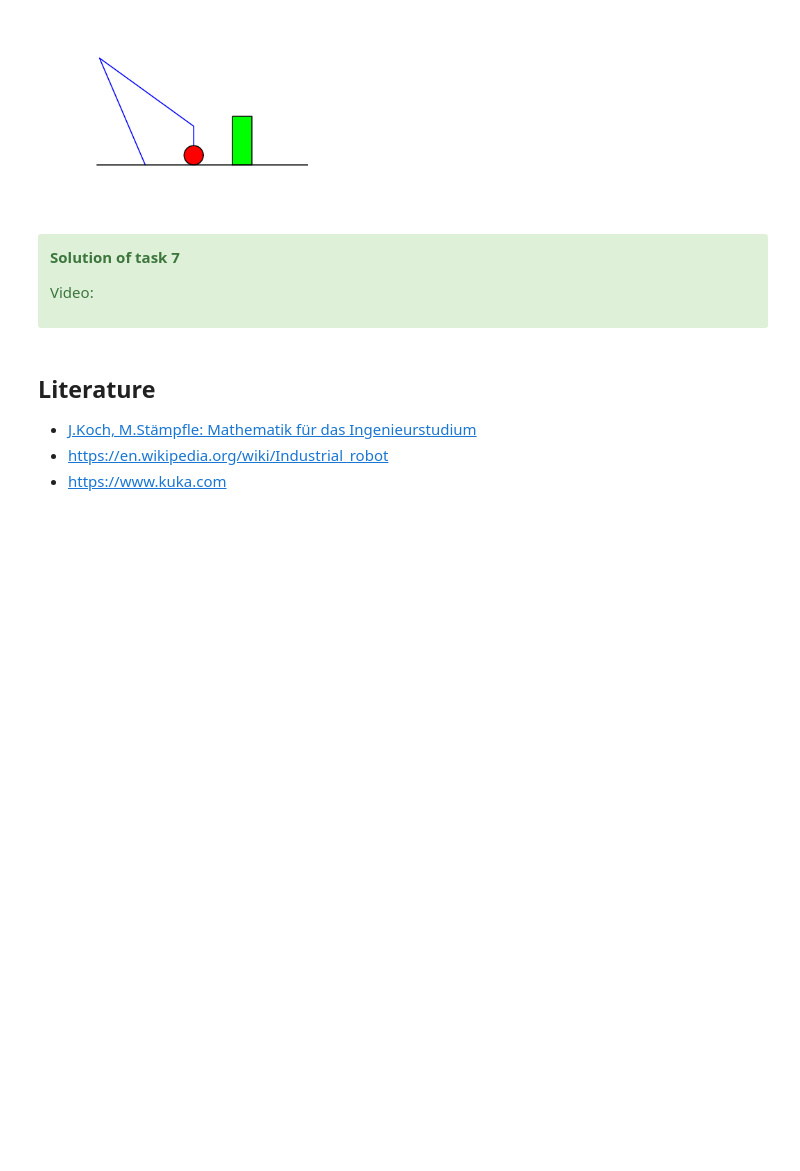
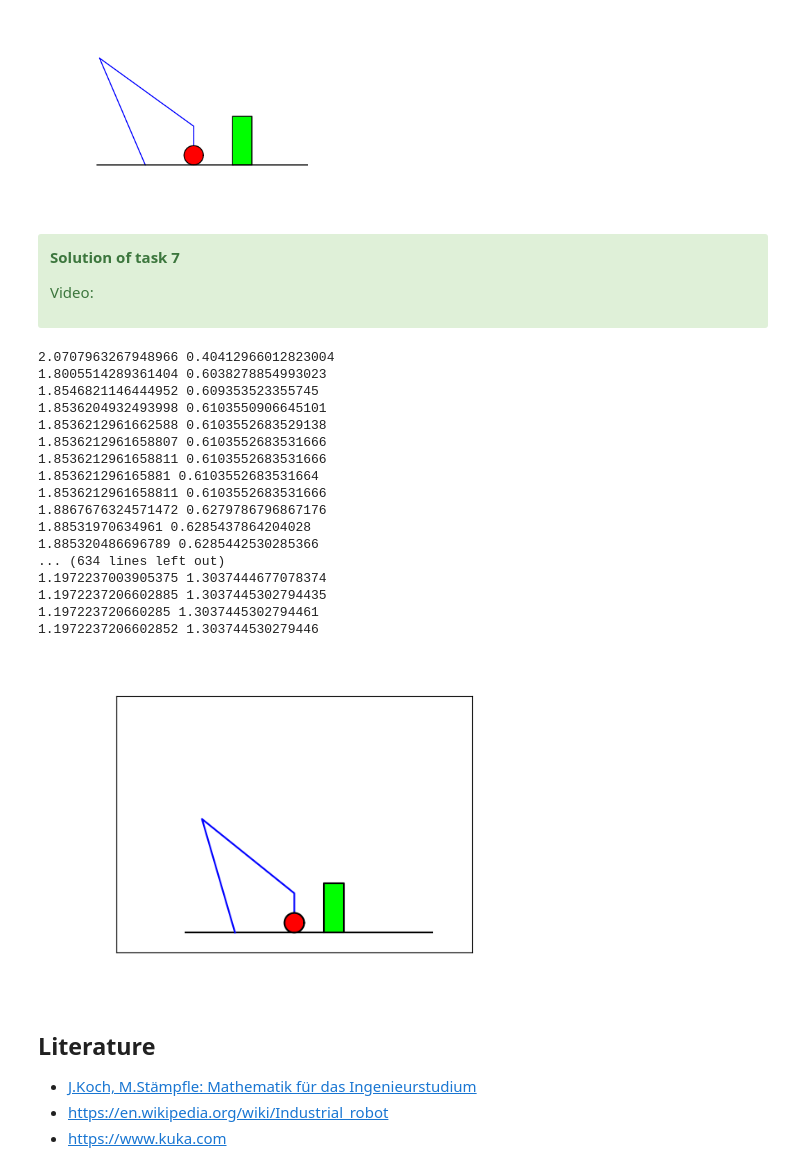
Before and after one commit to Flobbo04/Project-Robot-Wahl04, a Jupyter notebook: robot.ipynb, the cells around one changed output. Saved outputs shown, nothing was run; the diff lists cells and outputs as text; code cells hidden in the pictures; blank space fills up the shorter version.

Commit message:
tasks 5 and 7 done

```diff
--- a/robot.ipynb
+++ b/robot.ipynb
@@ -575,16 +575,3 @@ Implement the function `robotPath()` so that a sequenze of exactly $n$ points wi
 
 Implementation of function `robotPath()`:
 </div>
-# %%
-# Solution of Task 5
-def robotPath(x0,x1,y,n):
-
-    #
-    # replace this with your code!
-    #
-    path = np.array([[x0, x0, x1, x1],[0.0, y, y, 0.0]])
-
-
-
-
-    return path
@@ -823,3 +838,48 @@ Video:
+# %%
+h, w, d, l1, l2, l3, r = robotValues()
+
+# path of the point: lift up, move over the obstacle, put down
+x_start, x_end, path_height, number_of_points = 3.0, 7.0, 6.0, 100
+path = robotPath(x_start,x_end,path_height,number_of_points)
+
+# angles for all points of the path, the angles of the last point are start values for the next point
+alpha, beta = np.pi/2, np.pi/2
+angles = np.zeros((2,number_of_points))
+for point_index in range(number_of_points):
+    alpha, beta, iterations = robotInverseKinematics(path[:,point_index],alpha,beta)
+    angles[:,point_index] = [alpha,beta]
+
+# animation
+fig, axes = plt.subplots(figsize=(6,4))
+
+def robotDrawFrame(frame_index):
+    axes.clear()
+    robotDraw(angles[0,frame_index],angles[1,frame_index])
+
+animation = FuncAnimation(fig,robotDrawFrame,frames=number_of_points,interval=50)
+animation.save('robot_animation_new.gif',writer='pillow',fps=20)
+plt.close(fig)
+
+display(Image('robot_animation_new.gif', width=500, height=400))
+# %% [output]
+2.0707963267948966 0.40412966012823004
+1.8005514289361404 0.6038278854993023
+1.8546821146444952 0.609353523355745
+1.8536204932493998 0.6103550906645101
+1.8536212961662588 0.6103552683529138
+1.8536212961658807 0.6103552683531666
+1.8536212961658811 0.6103552683531666
+1.853621296165881 0.6103552683531664
+1.8536212961658811 0.6103552683531666
+1.8867676324571472 0.6279786796867176
+1.88531970634961 0.6285437864204028
+1.885320486696789 0.6285442530285366
+... (634 lines left out)
+1.1972237003905375 1.3037444677078374
+1.1972237206602885 1.3037445302794435
+1.197223720660285 1.3037445302794461
+1.1972237206602852 1.303744530279446
+[figure, added]
 # %% [markdown]
 ## Literature
  - [J.Koch, M.Stämpfle: Mathematik für das Ingenieurstudium](https://www.hanser-fachbuch.de/buch/Mathematik+fuer+das+Ingenieurstudium/9783446451667)
```
Also changed, not shown: parts of 3 cells of this notebook, 1 other file.
